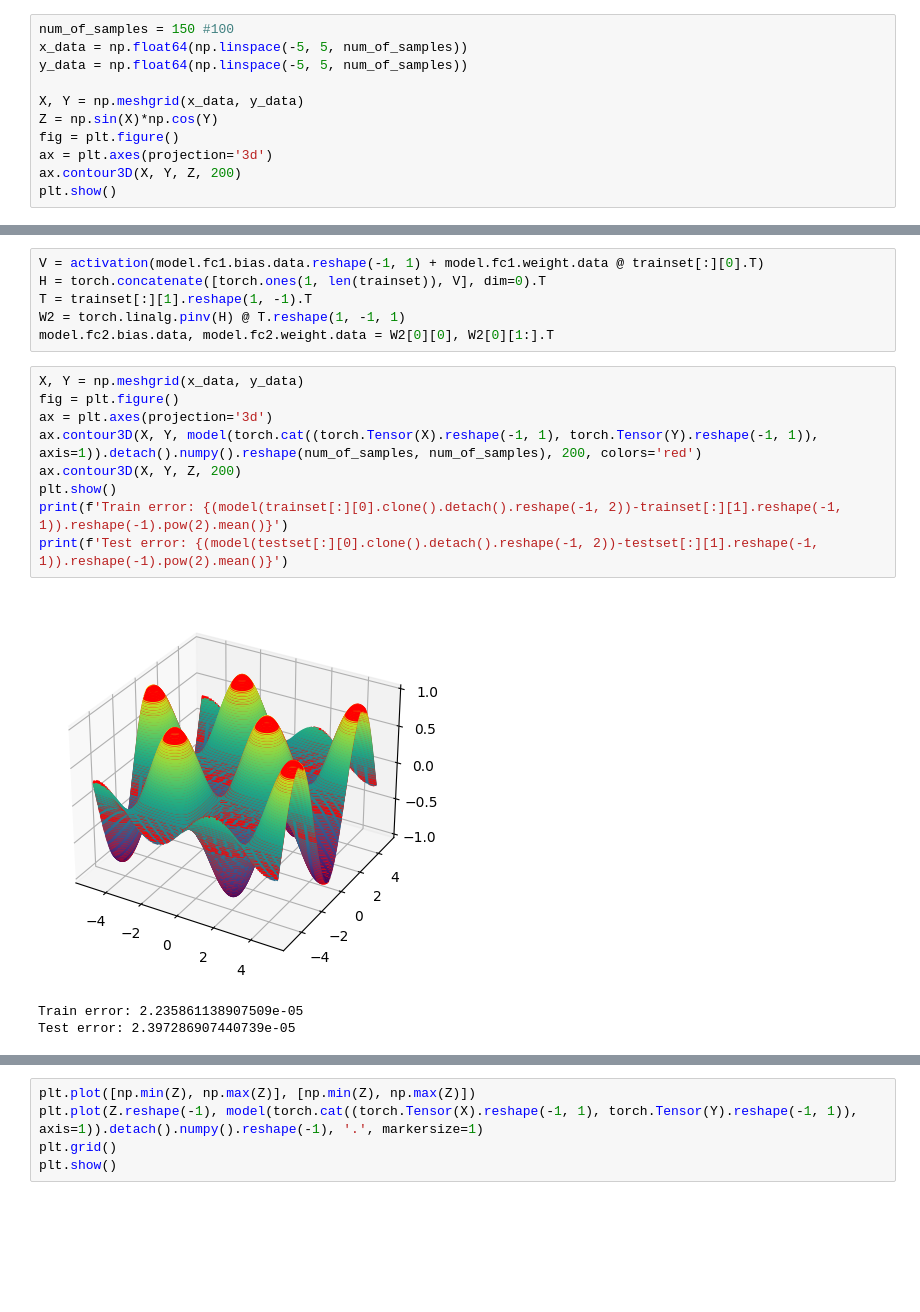
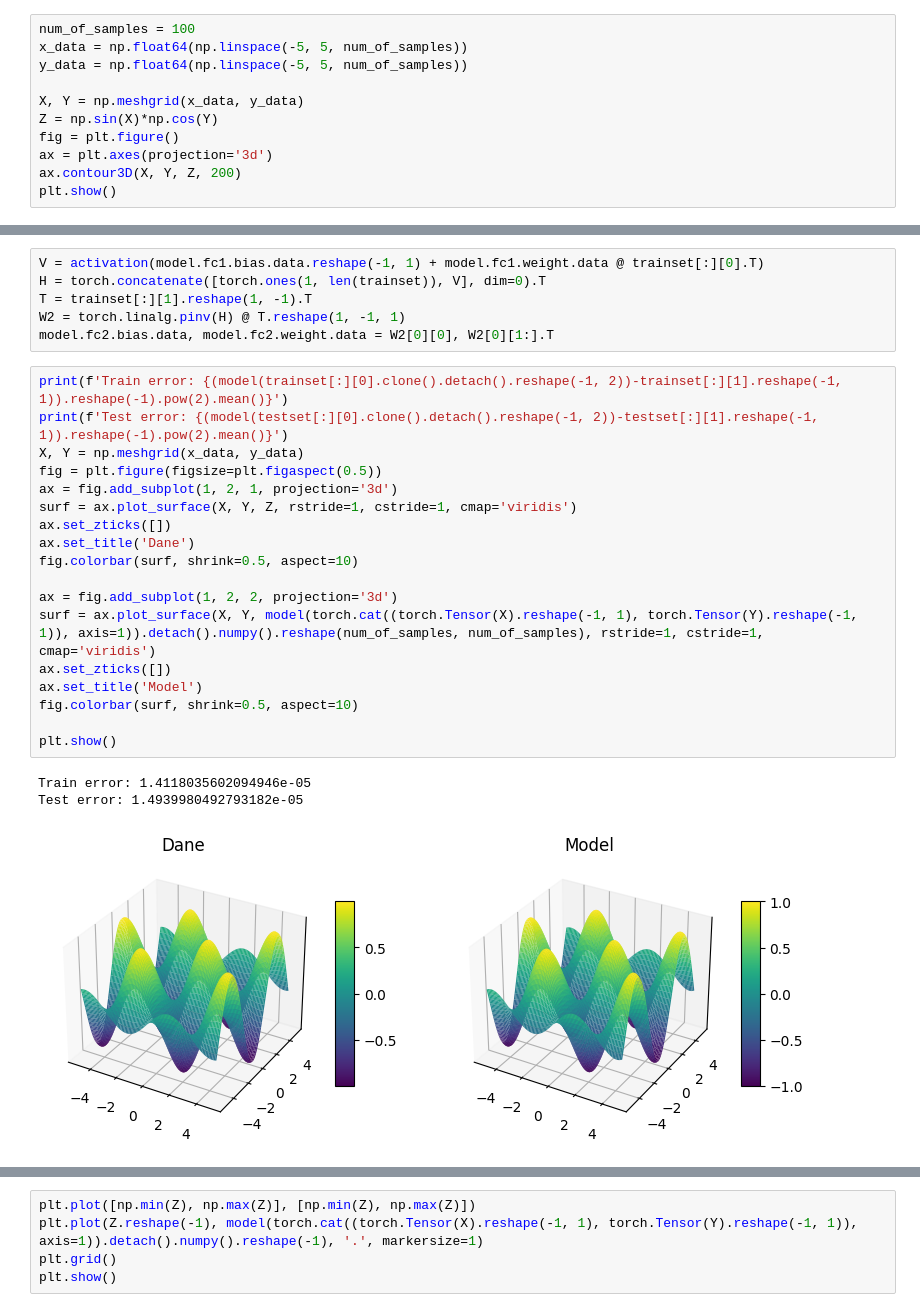
Before and after one commit to pochlebiacz/Analytical-neural-network-learning-algorithms, a Jupyter notebook: R2/1-Basic ELM.ipynb, the cells around one changed output, grey strips where cells are left out. Cells and saved outputs as stored; diff of their text form; blank space fills up the shorter version.

```diff
--- a/R2/1-Basic ELM.ipynb
+++ b/R2/1-Basic ELM.ipynb
@@ -6,7 +6,7 @@ import matplotlib.pyplot as plt
 from Dataset import Dataset
 torch.set_default_dtype(torch.float64)
 # %%
-num_of_samples = 150 #100
+num_of_samples = 100
 x_data = np.float64(np.linspace(-5, 5, num_of_samples))
 y_data = np.float64(np.linspace(-5, 5, num_of_samples))
 
@@ -43,19 +43,28 @@ H = torch.concatenate([torch.ones(1, len(trainset)), V], dim=0).T
 T = trainset[:][1].reshape(1, -1).T
 W2 = torch.linalg.pinv(H) @ T.reshape(1, -1, 1)
 model.fc2.bias.data, model.fc2.weight.data = W2[0][0], W2[0][1:].T
-# %%
-X, Y = np.meshgrid(x_data, y_data)
-fig = plt.figure()
-ax = plt.axes(projection='3d')
-ax.contour3D(X, Y, model(torch.cat((torch.Tensor(X).reshape(-1, 1), torch.Tensor(Y).reshape(-1, 1)), axis=1)).detach().numpy().reshape(num_of_samples, num_of_samples), 200, colors='red')
-ax.contour3D(X, Y, Z, 200)
-plt.show()
-print(f'Train error: {(model(trainset[:][0].clone().detach().reshape(-1, 2))-trainset[:][1].reshape(-1, 1)).reshape(-1).pow(2).mean()}')
-print(f'Test error: {(model(testset[:][0].clone().detach().reshape(-1, 2))-testset[:][1].reshape(-1, 1)).reshape(-1).pow(2).mean()}')
-# %% [output]
-[figure, removed]
-Train error: 2.235861138907509e-05
-Test error: 2.397286907440739e-05
+# %%
+print(f'Train error: {(model(trainset[:][0].clone().detach().reshape(-1, 2))-trainset[:][1].reshape(-1, 1)).reshape(-1).pow(2).mean()}')
+print(f'Test error: {(model(testset[:][0].clone().detach().reshape(-1, 2))-testset[:][1].reshape(-1, 1)).reshape(-1).pow(2).mean()}')
+X, Y = np.meshgrid(x_data, y_data)
+fig = plt.figure(figsize=plt.figaspect(0.5))
+ax = fig.add_subplot(1, 2, 1, projection='3d')
+surf = ax.plot_surface(X, Y, Z, rstride=1, cstride=1, cmap='viridis')
+ax.set_zticks([])
+ax.set_title('Dane')
+fig.colorbar(surf, shrink=0.5, aspect=10)
+
+ax = fig.add_subplot(1, 2, 2, projection='3d')
+surf = ax.plot_surface(X, Y, model(torch.cat((torch.Tensor(X).reshape(-1, 1), torch.Tensor(Y).reshape(-1, 1)), axis=1)).detach().numpy().reshape(num_of_samples, num_of_samples), rstride=1, cstride=1, cmap='viridis')
+ax.set_zticks([])
+ax.set_title('Model')
+fig.colorbar(surf, shrink=0.5, aspect=10)
+
+plt.show()
+# %% [output]
+Train error: 1.4118035602094946e-05
+Test error: 1.4939980492793182e-05
+[figure, added]
 # %%
 import plotly.graph_objects as go
 
```
Also changed, not shown: parts of 1 cell of this notebook, 5 other files.
